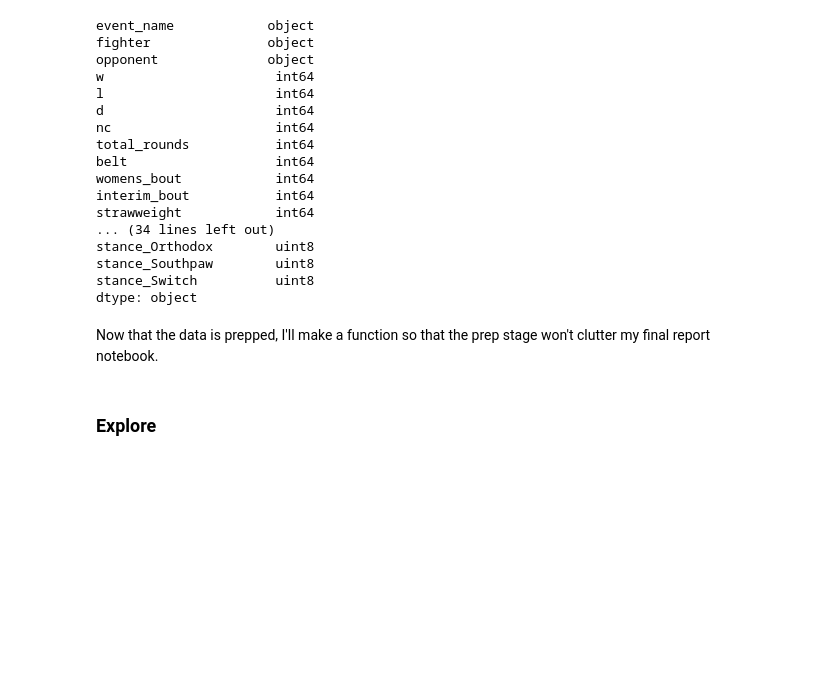
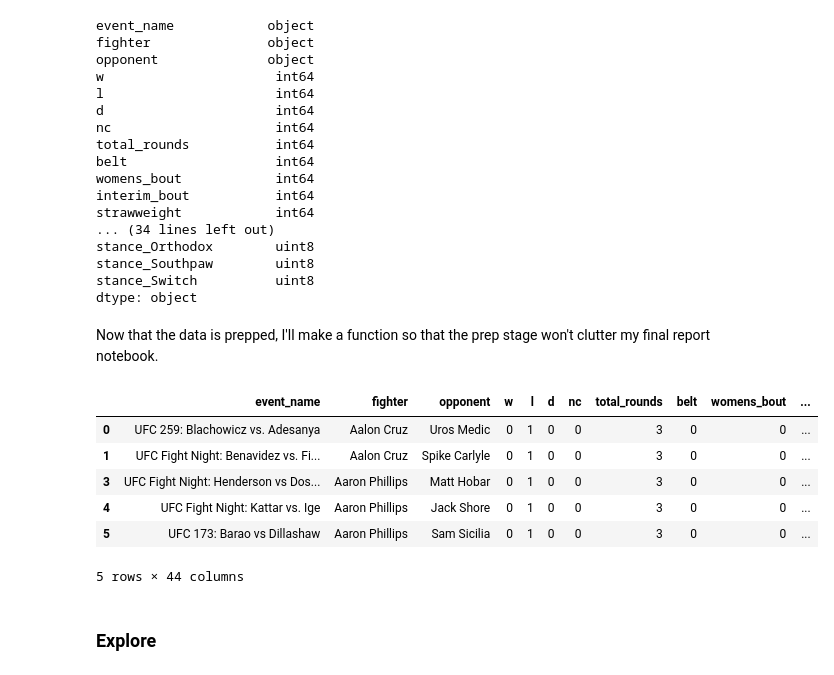
Before and after one commit to chloerwhitaker/UFC-Project, a Jupyter notebook: Scratchpad.ipynb, the cells around one changed output. Cells and saved outputs as stored; diff of their text form; code cells hidden in the pictures; blank space fills up the shorter version.

Commit message:
Done with prep

```diff
--- a/Scratchpad.ipynb
+++ b/Scratchpad.ipynb
@@ -423,5 +423,9 @@ stance_Orthodox        uint8
 stance_Southpaw        uint8
 stance_Switch          uint8
 dtype: object
+# %%
+# Drop height column
+cols_to_drop = ['height']
+ufc_cleaned = ufc_cleaned.drop(columns=cols_to_drop)
 # %% [markdown]
 Now that the data is prepped, I'll make a function so that the prep stage won't clutter my final report notebook.
@@ -430,3 +503,15 @@ def prep_fuc():
+# %%
+ufc_cleaned = get_n_prep_ufc()
+# %%
+ufc_cleaned.head()
+# %% [output]
+|  | event_name | fighter | opponent | w | l | d | nc | total_rounds | belt | womens_bout | ... |
+| 0 | UFC 259: Blachowicz vs. Adesanya | Aalon Cruz | Uros Medic | 0 | 1 | 0 | 0 | 3 | 0 | 0 | ... |
+| 1 | UFC Fight Night: Benavidez vs. Fi... | Aalon Cruz | Spike Carlyle | 0 | 1 | 0 | 0 | 3 | 0 | 0 | ... |
+| 3 | UFC Fight Night: Henderson vs Dos... | Aaron Phillips | Matt Hobar | 0 | 1 | 0 | 0 | 3 | 0 | 0 | ... |
+| 4 | UFC Fight Night: Kattar vs. Ige | Aaron Phillips | Jack Shore | 0 | 1 | 0 | 0 | 3 | 0 | 0 | ... |
+| 5 | UFC 173: Barao vs Dillashaw | Aaron Phillips | Sam Sicilia | 0 | 1 | 0 | 0 | 3 | 0 | 0 | ... |
+5 rows × 44 columns
 # %% [markdown]
 ### Explore
 # %%
```
Also changed, not shown: parts of 2 cells of this notebook.
